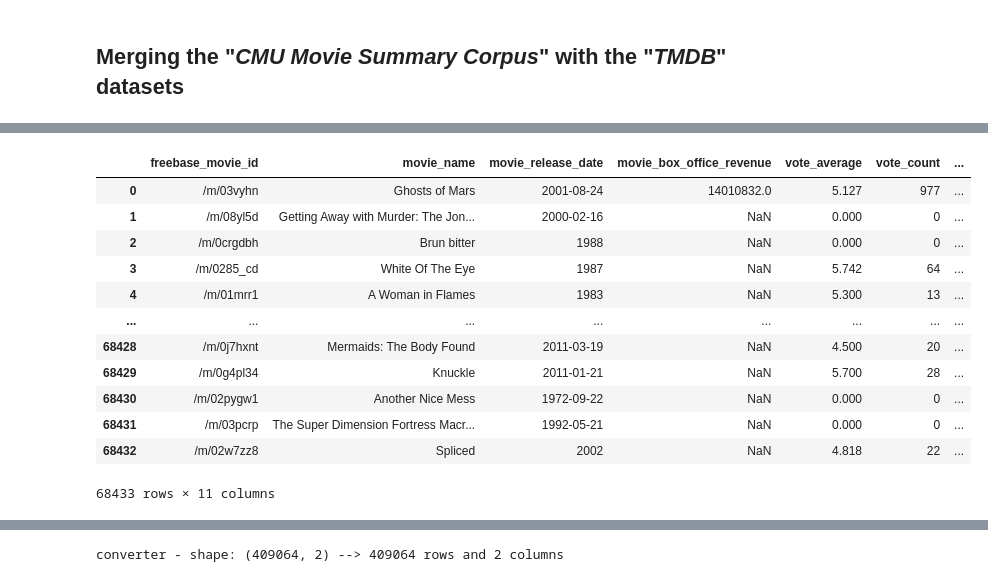
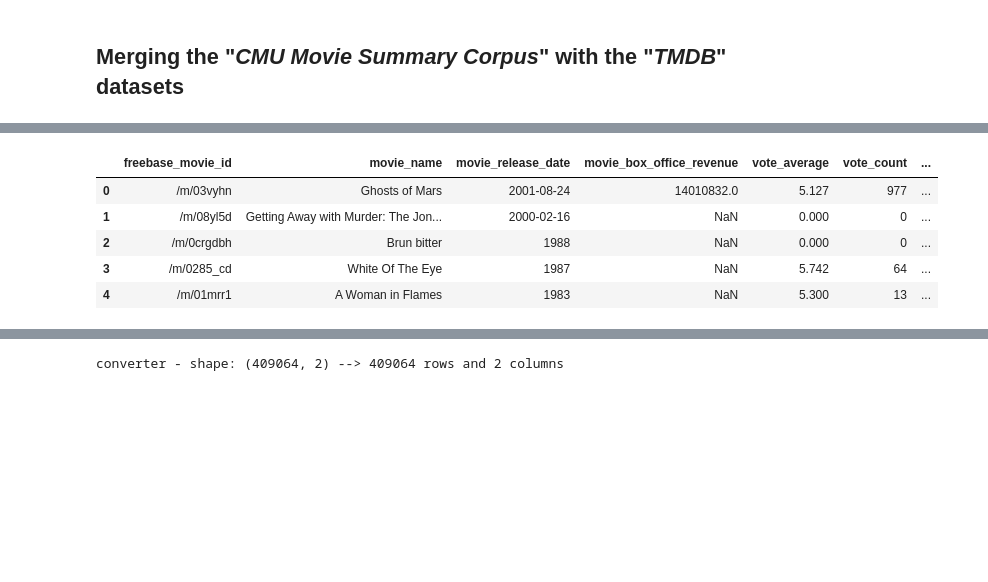
Before and after one commit to epfl-ada/ada-2024-project-gear5, a Jupyter notebook: data_exploration.ipynb, the cells around one changed output, grey strips where cells are left out. Saved outputs shown, nothing was run; the diff lists cells and outputs as text; code cells hidden in the pictures; blank space fills up the shorter version.

```diff
--- a/data_exploration.ipynb
+++ b/data_exploration.ipynb
@@ -132,24 +151,17 @@ full_reduced
 # %%
 # Combining and dropping the original columns
 full_reduced['movie_countries_final'] = full_reduced['movie_countries_cleaned'].combine_first(full_reduced['production_countries'])
 full_reduced['movie_genres_final'] = full_reduced['movie_genres_cleaned'].combine_first(full_reduced['genres'])
 columns_to_drop = ['movie_countries_cleaned', 'production_countries', "movie_countries", 'movie_genres_cleaned', 'movie_genres', 'genres']
 full_reduced.drop(columns=columns_to_drop, inplace=True)
-full_reduced
+full_reduced.head()
 # %% [output]
 |  | freebase_movie_id | movie_name | movie_release_date | movie_box_office_revenue | vote_average | vote_count | ... |
 | 0 | /m/03vyhn | Ghosts of Mars | 2001-08-24 | 14010832.0 | 5.127 | 977 | ... |
 | 1 | /m/08yl5d | Getting Away with Murder: The Jon... | 2000-02-16 | NaN | 0.000 | 0 | ... |
 | 2 | /m/0crgdbh | Brun bitter | 1988 | NaN | 0.000 | 0 | ... |
 | 3 | /m/0285_cd | White Of The Eye | 1987 | NaN | 5.742 | 64 | ... |
 | 4 | /m/01mrr1 | A Woman in Flames | 1983 | NaN | 5.300 | 13 | ... |
-| ... | ... | ... | ... | ... | ... | ... | ... |
-| 68428 | /m/0j7hxnt | Mermaids: The Body Found | 2011-03-19 | NaN | 4.500 | 20 | ... |
-| 68429 | /m/0g4pl34 | Knuckle | 2011-01-21 | NaN | 5.700 | 28 | ... |
-| 68430 | /m/02pygw1 | Another Nice Mess | 1972-09-22 | NaN | 0.000 | 0 | ... |
-| 68431 | /m/03pcrp | The Super Dimension Fortress Macr... | 1992-05-21 | NaN | 0.000 | 0 | ... |
-| 68432 | /m/02w7zz8 | Spliced | 2002 | NaN | 4.818 | 22 | ... |
-68433 rows × 11 columns
 # %%
 # combine the redundant columns and ensure that we keep the maximum amount of information
 full_reduced['combined_release_date'] = full_reduced['movie_release_date'].combine_first(full_reduced['release_date'])
```
Also changed, not shown: parts of 29 cells of this notebook, 10 other files.
